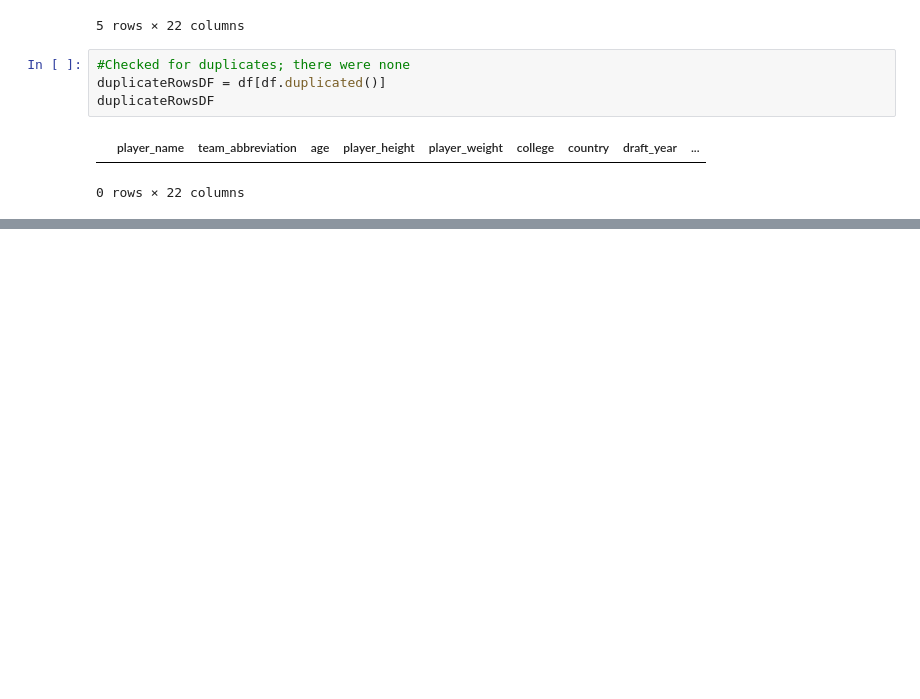
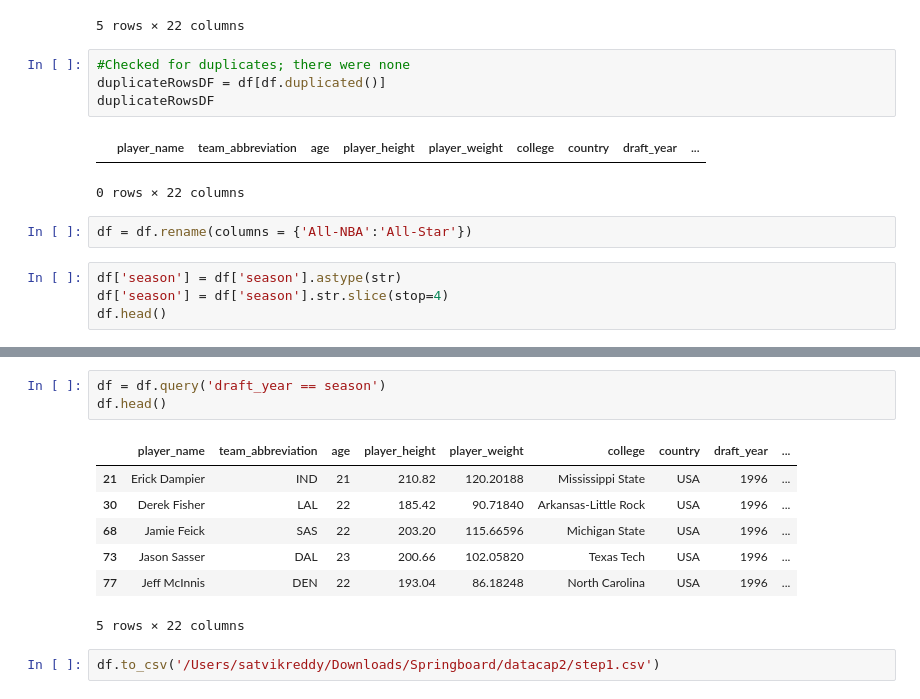
Before and after one commit to sreddy7819/springboard, a Jupyter notebook: Capstone2Satvik.ipynb, the cells around one changed output, grey strips where cells are left out. Drawn from its saved outputs; the diff is of its cells as text; blank space fills up the shorter version.

Commit message:
just rookie year

```diff
--- a/Capstone2Satvik.ipynb
+++ b/Capstone2Satvik.ipynb
@@ -116,3 +111,9 @@ duplicateRowsDF
 # %% [output]
 |  | player_name | team_abbreviation | age | player_height | player_weight | college | country | draft_year | ... |
 0 rows × 22 columns
+# %%
+df = df.rename(columns = {'All-NBA':'All-Star'})
+# %%
+df['season'] = df['season'].astype(str)
+df['season'] = df['season'].str.slice(stop=4)
+df.head()
@@ -118,0 +128,13 @@ duplicateRowsDF
+# %%
+df = df.query('draft_year == season')
+df.head()
+# %% [output]
+|  | player_name | team_abbreviation | age | player_height | player_weight | college | country | draft_year | ... |
+| 21 | Erick Dampier | IND | 21 | 210.82 | 120.20188 | Mississippi State | USA | 1996 | ... |
+| 30 | Derek Fisher | LAL | 22 | 185.42 | 90.71840 | Arkansas-Little Rock | USA | 1996 | ... |
+| 68 | Jamie Feick | SAS | 22 | 203.20 | 115.66596 | Michigan State | USA | 1996 | ... |
+| 73 | Jason Sasser | DAL | 23 | 200.66 | 102.05820 | Texas Tech | USA | 1996 | ... |
+| 77 | Jeff McInnis | DEN | 22 | 193.04 | 86.18248 | North Carolina | USA | 1996 | ... |
+5 rows × 22 columns
+# %%
+df.to_csv('/Users/satvikreddy/Downloads/Springboard/datacap2/step1.csv')
```
Also changed, not shown: parts of 3 cells of this notebook.
